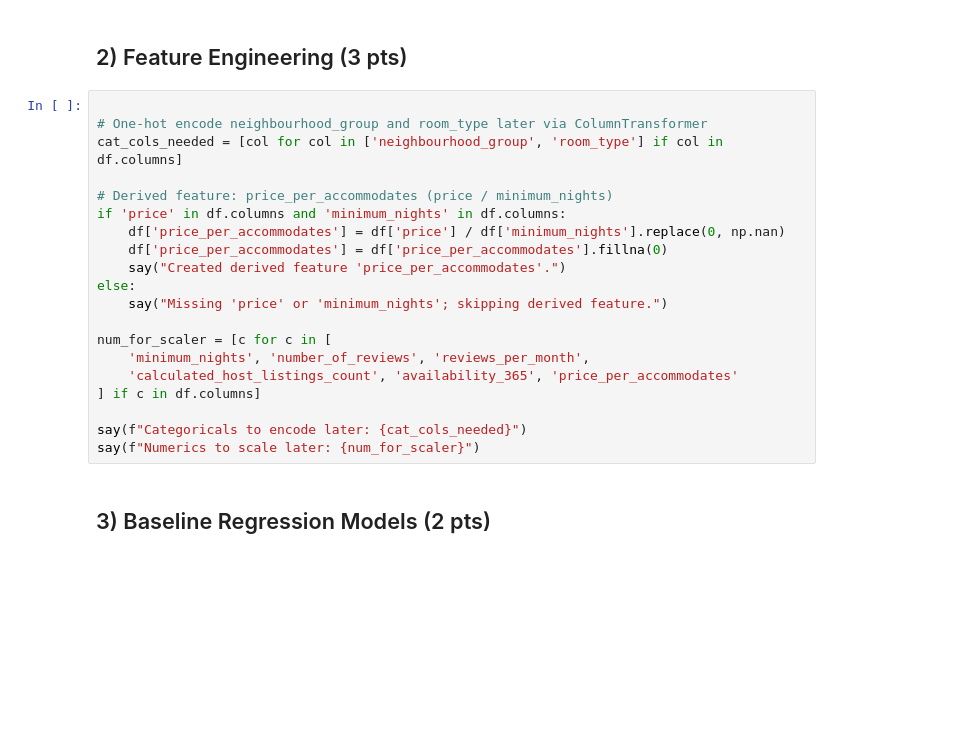
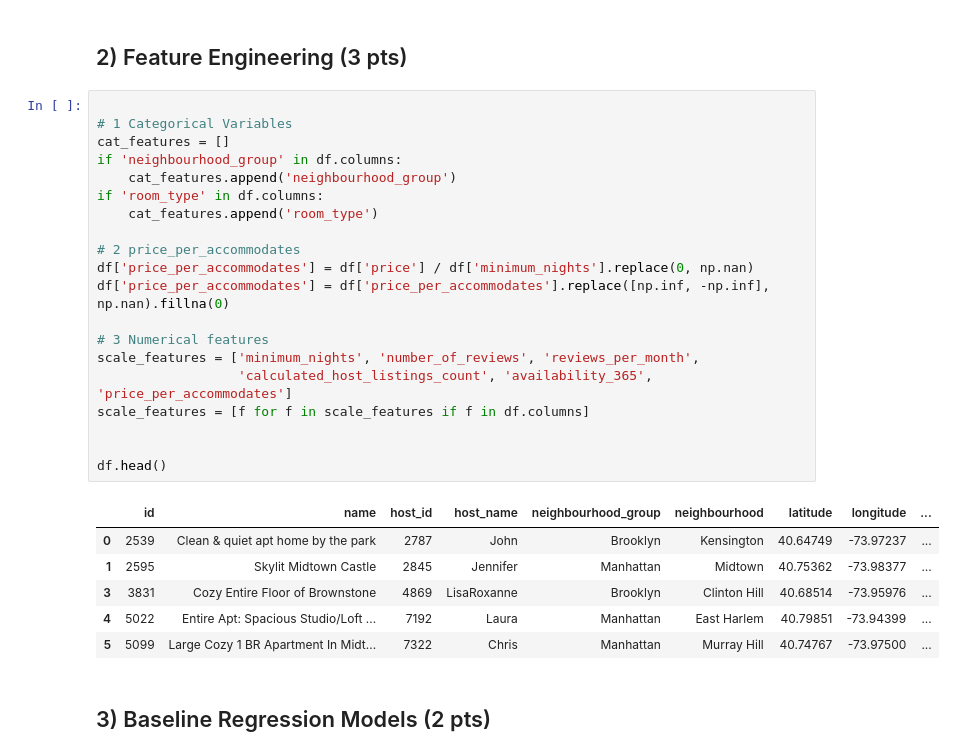
Before and after one commit to jayptz/Leetcode, a Jupyter notebook: ML/ML_A1.ipynb, the cells around one changed output. Cells and saved outputs as stored; diff of their text form; blank space fills up the shorter version.

```diff
--- a/ML/ML_A1.ipynb
+++ b/ML/ML_A1.ipynb
@@ -149,24 +174,31 @@ print("Notes: discuss any strong/weak correlations and potential multicollineari
 ## 2) Feature Engineering (3 pts)
 # %%
 
-# One-hot encode neighbourhood_group and room_type later via ColumnTransformer
-cat_cols_needed = [col for col in ['neighbourhood_group', 'room_type'] if col in df.columns]
+# 1 Categorical Variables
+cat_features = []
+if 'neighbourhood_group' in df.columns:
+    cat_features.append('neighbourhood_group')
+if 'room_type' in df.columns:
+    cat_features.append('room_type')
 
-# Derived feature: price_per_accommodates (price / minimum_nights)
-if 'price' in df.columns and 'minimum_nights' in df.columns:
-    df['price_per_accommodates'] = df['price'] / df['minimum_nights'].replace(0, np.nan)
-    df['price_per_accommodates'] = df['price_per_accommodates'].fillna(0)
-    say("Created derived feature 'price_per_accommodates'.")
-else:
-    say("Missing 'price' or 'minimum_nights'; skipping derived feature.")
+# 2 price_per_accommodates
+df['price_per_accommodates'] = df['price'] / df['minimum_nights'].replace(0, np.nan)
+df['price_per_accommodates'] = df['price_per_accommodates'].replace([np.inf, -np.inf], np.nan).fillna(0)
 
-num_for_scaler = [c for c in [
-    'minimum_nights', 'number_of_reviews', 'reviews_per_month',
-    'calculated_host_listings_count', 'availability_365', 'price_per_accommodates'
-] if c in df.columns]
+# 3 Numerical features
+scale_features = ['minimum_nights', 'number_of_reviews', 'reviews_per_month',
+                  'calculated_host_listings_count', 'availability_365', 'price_per_accommodates']
+scale_features = [f for f in scale_features if f in df.columns]
 
-say(f"Categoricals to encode later: {cat_cols_needed}")
-say(f"Numerics to scale later: {num_for_scaler}")
+
+df.head()
+# %% [output]
+|  | id | name | host_id | host_name | neighbourhood_group | neighbourhood | latitude | longitude | ... |
+| 0 | 2539 | Clean & quiet apt home by the park | 2787 | John | Brooklyn | Kensington | 40.64749 | -73.97237 | ... |
+| 1 | 2595 | Skylit Midtown Castle | 2845 | Jennifer | Manhattan | Midtown | 40.75362 | -73.98377 | ... |
+| 3 | 3831 | Cozy Entire Floor of Brownstone | 4869 | LisaRoxanne | Brooklyn | Clinton Hill | 40.68514 | -73.95976 | ... |
+| 4 | 5022 | Entire Apt: Spacious Studio/Loft ... | 7192 | Laura | Manhattan | East Harlem | 40.79851 | -73.94399 | ... |
+| 5 | 5099 | Large Cozy 1 BR Apartment In Midt... | 7322 | Chris | Manhattan | Murray Hill | 40.74767 | -73.97500 | ... |
 # %% [markdown]
 ## 3) Baseline Regression Models (2 pts)
 # %%
```
Also changed, not shown: parts of 23 cells of this notebook, 5 other files.
